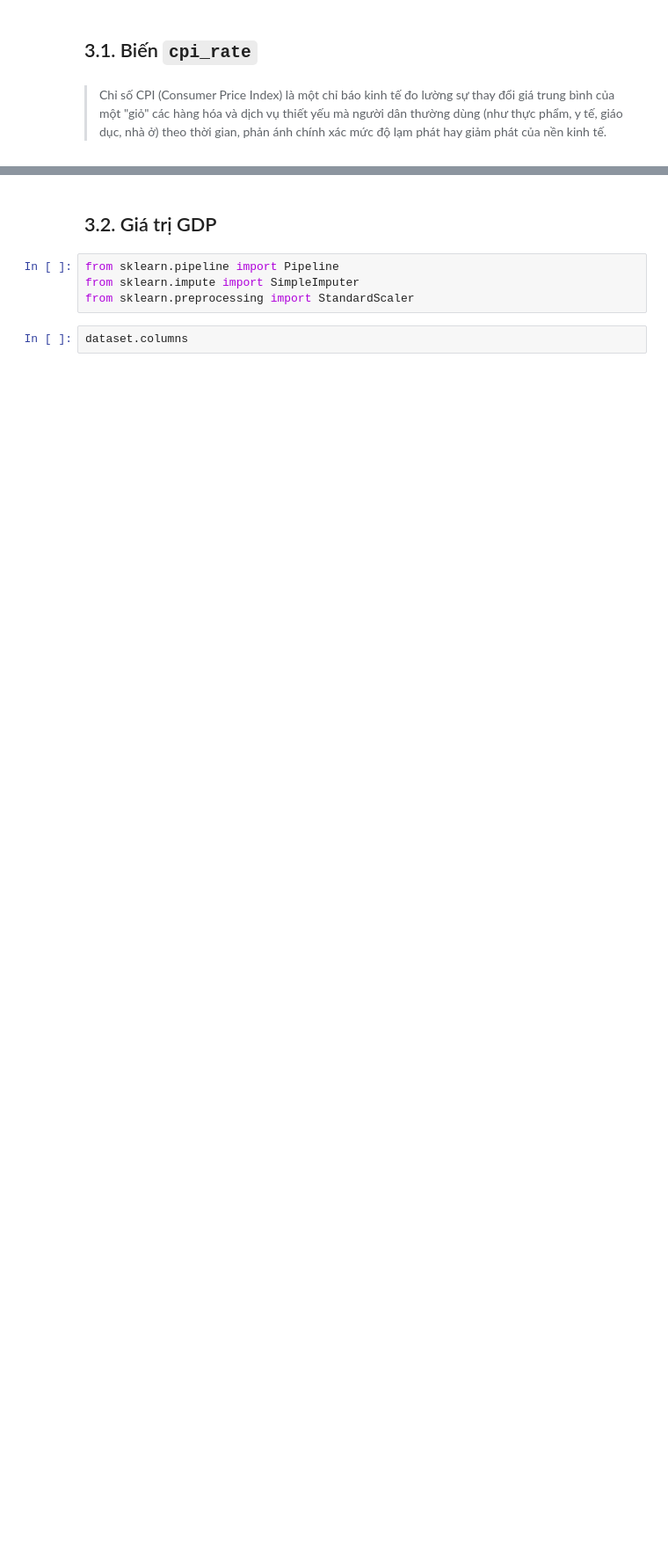
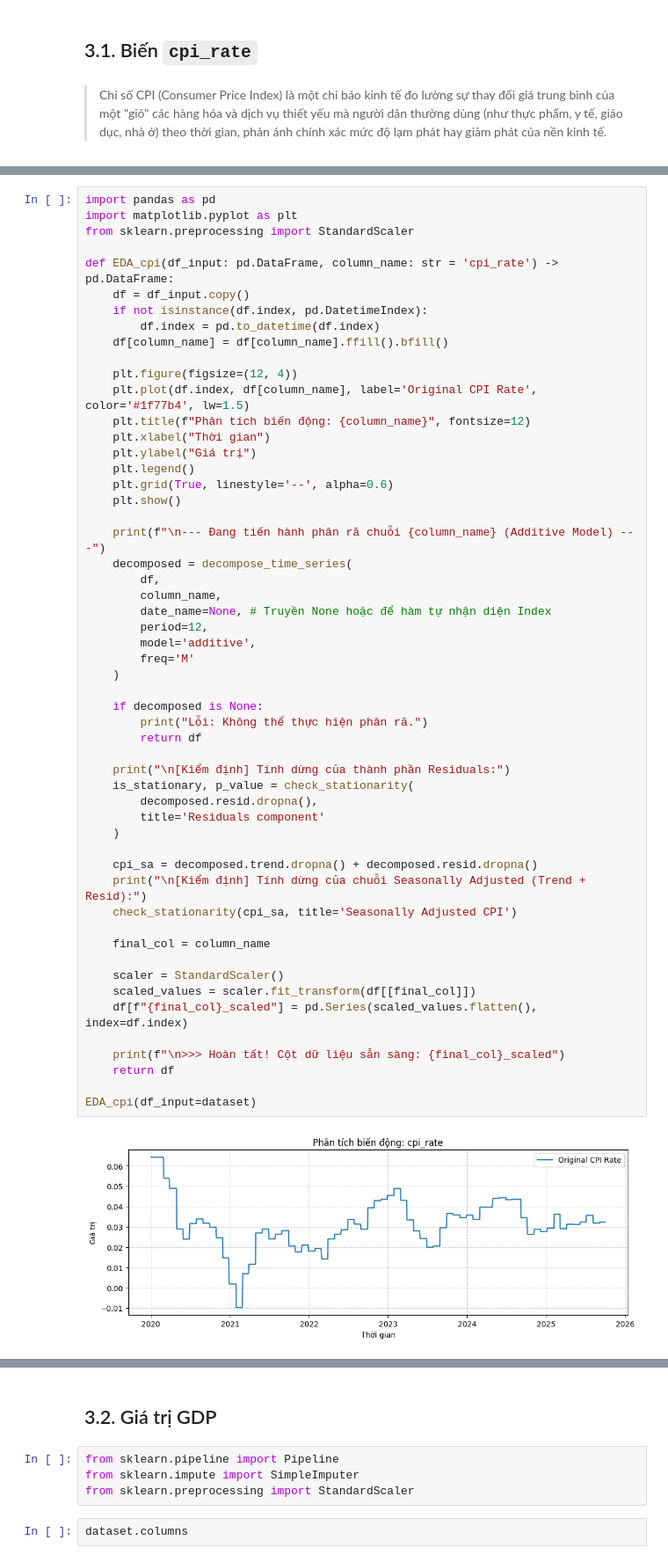
Before and after one commit to nguyenlog205/ds111-uit-stock-price-analysis, a Jupyter notebook: notebook/eda-synthetized-dataset.ipynb, the cells around one changed output, grey strips where cells are left out. Shown at 88% size. Saved outputs shown, nothing was run; the diff lists cells and outputs as text; blank space fills up the shorter version.

```diff
--- a/notebook/eda-synthetized-dataset.ipynb
+++ b/notebook/eda-synthetized-dataset.ipynb
@@ -423,0 +289,56 @@ TIẾN HÀNH SAI PHÂN
+# %%
+import pandas as pd
+import matplotlib.pyplot as plt
+from sklearn.preprocessing import StandardScaler
+
+def EDA_cpi(df_input: pd.DataFrame, column_name: str = 'cpi_rate') -> pd.DataFrame:
+    df = df_input.copy()
+    if not isinstance(df.index, pd.DatetimeIndex):
+        df.index = pd.to_datetime(df.index)
+    df[column_name] = df[column_name].ffill().bfill()
+
+    plt.figure(figsize=(12, 4))
+    plt.plot(df.index, df[column_name], label='Original CPI Rate', color='#1f77b4', lw=1.5)
+    plt.title(f"Phân tích biến động: {column_name}", fontsize=12)
+    plt.xlabel("Thời gian")
+    plt.ylabel("Giá trị")
+    plt.legend()
+    plt.grid(True, linestyle='--', alpha=0.6)
+    plt.show()
+
+    print(f"\n--- Đang tiến hành phân rã chuỗi {column_name} (Additive Model) ---")
+    decomposed = decompose_time_series(
+        df,
+        column_name,
+        date_name=None, # Truyền None hoặc để hàm tự nhận diện Index
+        period=12,
+        model='additive',
+        freq='M'
+    )
+
+    if decomposed is None:
+        print("Lỗi: Không thể thực hiện phân rã.")
+        return df
+
+    print("\n[Kiểm định] Tính dừng của thành phần Residuals:")
+    is_stationary, p_value = check_stationarity(
+        decomposed.resid.dropna(),
+        title='Residuals component'
+    )
+
+    cpi_sa = decomposed.trend.dropna() + decomposed.resid.dropna()
+    print("\n[Kiểm định] Tính dừng của chuỗi Seasonally Adjusted (Trend + Resid):")
+    check_stationarity(cpi_sa, title='Seasonally Adjusted CPI')
+
+    final_col = column_name
+
+    scaler = StandardScaler()
+    scaled_values = scaler.fit_transform(df[[final_col]])
+    df[f"{final_col}_scaled"] = pd.Series(scaled_values.flatten(), index=df.index)
+
+    print(f"\n>>> Hoàn tất! Cột dữ liệu sẵn sàng: {final_col}_scaled")
+    return df
+
+EDA_cpi(df_input=dataset)
+# %% [output]
+[figure, added]
```
Also changed, not shown: parts of 58 cells of this notebook, 3 other files.
